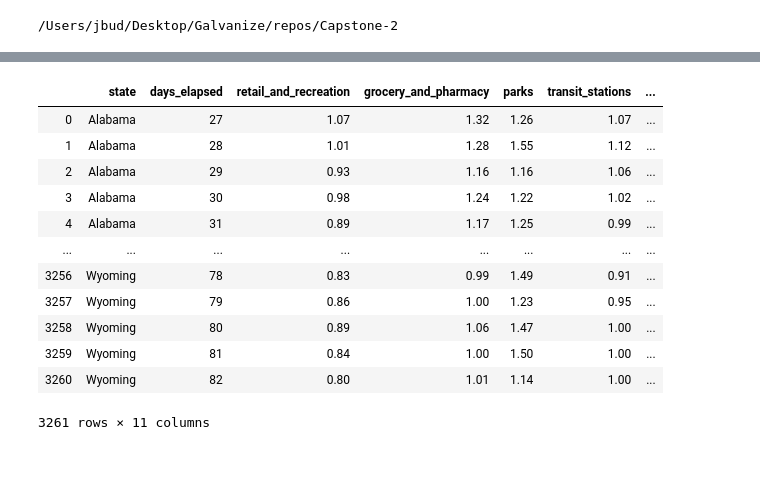
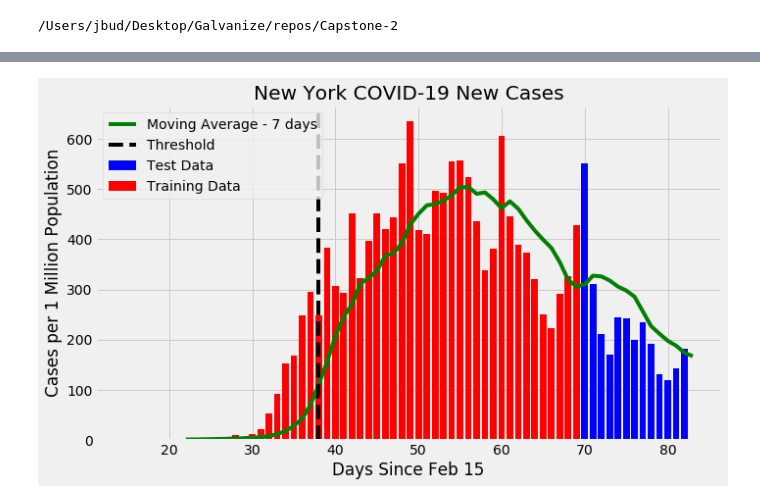
Before and after one commit to Jbudnick/Covid-19-Forecasting, a Jupyter notebook: notebooks/EDA.ipynb, the cells around one changed output, grey strips where cells are left out. Drawn from its saved outputs; the diff is of its cells as text; code cells hidden in the pictures; blank space fills up the shorter version.

```diff
--- a/notebooks/EDA.ipynb
+++ b/notebooks/EDA.ipynb
@@ -283,16 +320,6 @@ if __name__ == '__main__':
-# %%
-covid_df
-# %% [output]
-|  | state | days_elapsed | retail_and_recreation | grocery_and_pharmacy | parks | transit_stations | ... |
-| 0 | Alabama | 27 | 1.07 | 1.32 | 1.26 | 1.07 | ... |
-| 1 | Alabama | 28 | 1.01 | 1.28 | 1.55 | 1.12 | ... |
-| 2 | Alabama | 29 | 0.93 | 1.16 | 1.16 | 1.06 | ... |
-| 3 | Alabama | 30 | 0.98 | 1.24 | 1.22 | 1.02 | ... |
-| 4 | Alabama | 31 | 0.89 | 1.17 | 1.25 | 0.99 | ... |
-| ... | ... | ... | ... | ... | ... | ... | ... |
-| 3256 | Wyoming | 78 | 0.83 | 0.99 | 1.49 | 0.91 | ... |
-| 3257 | Wyoming | 79 | 0.86 | 1.00 | 1.23 | 0.95 | ... |
-| 3258 | Wyoming | 80 | 0.89 | 1.06 | 1.47 | 1.00 | ... |
-| 3259 | Wyoming | 81 | 0.84 | 1.00 | 1.50 | 1.00 | ... |
-| 3260 | Wyoming | 82 | 0.80 | 1.01 | 1.14 | 1.00 | ... |
-3261 rows × 11 columns
+# %%
+threshold = 100
+rf_model = reg_model(X,y, log_trans_y = True)
+NY_New_Cases = rf_model.plot_model(save_name = 'NY_New_100')
+# %% [output]
+[figure, added]
```
Also changed, not shown: parts of 108 cells of this notebook, 7 other files.
